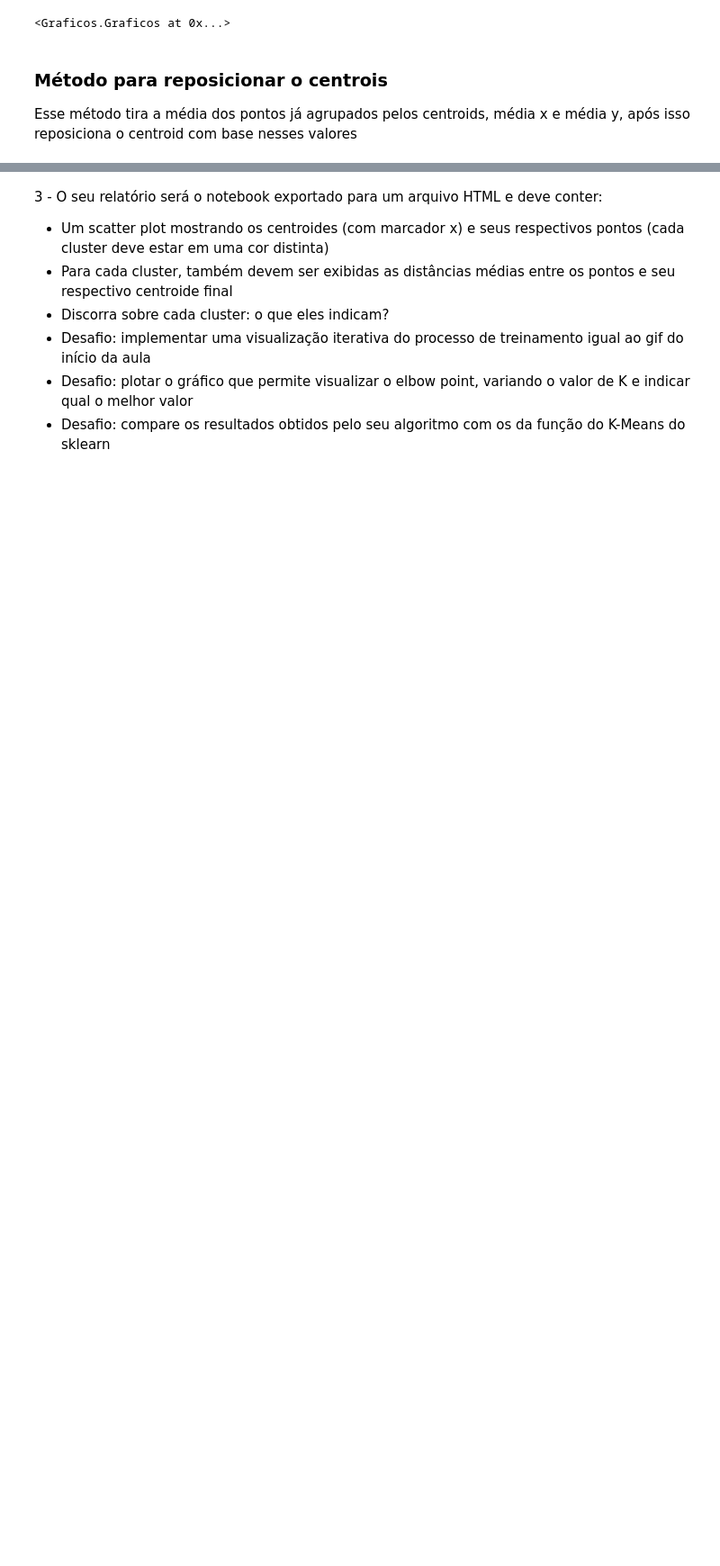
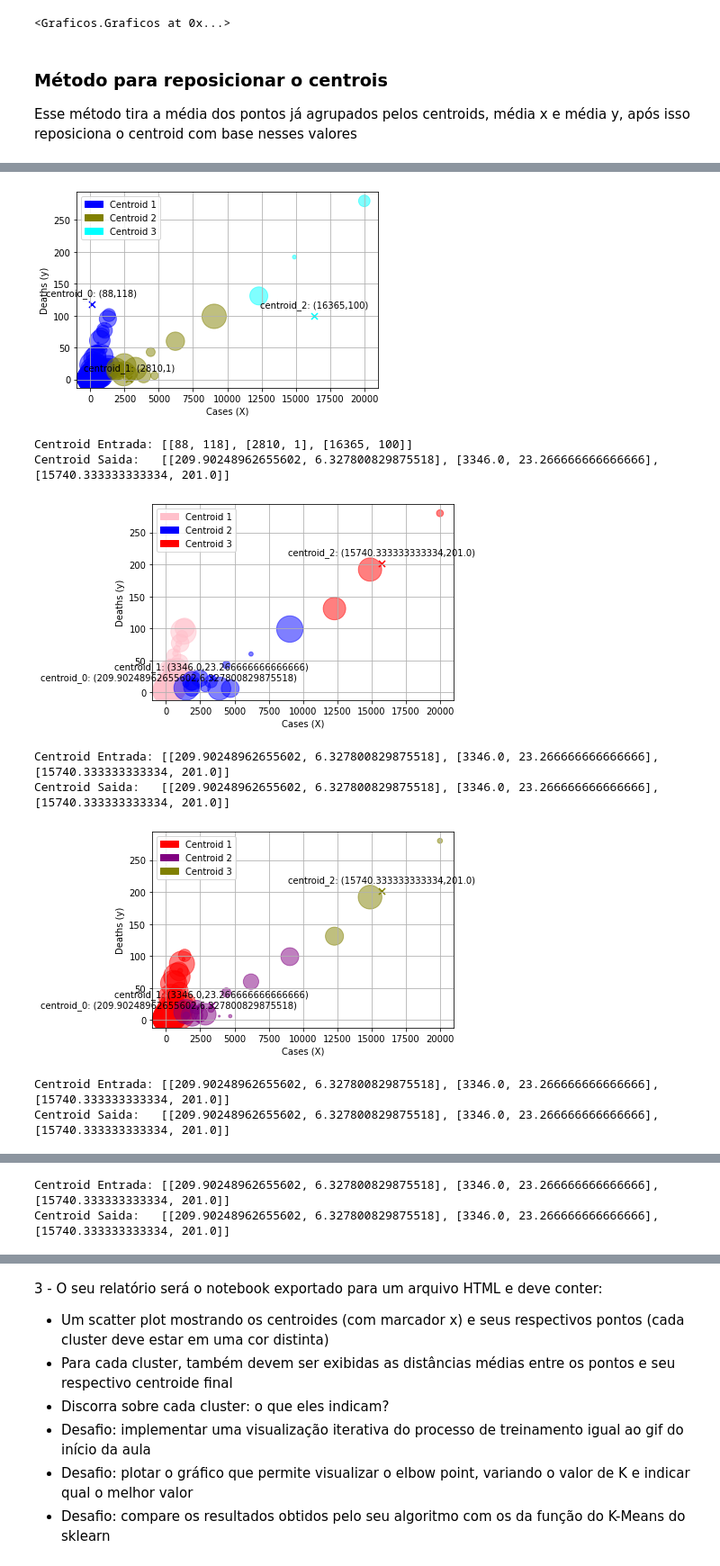
Before and after one commit to alanpadua/AprendizadoNaoSupervisionado_trab01, a Jupyter notebook: main.ipynb, the cells around one changed output, grey strips where cells are left out. Shown at 90% size. Saved outputs shown, nothing was run; the diff lists cells and outputs as text; code cells hidden in the pictures; blank space fills up the shorter version.

```diff
--- a/main.ipynb
+++ b/main.ipynb
@@ -235,0 +235,12 @@ Centroid Saida:   [[287, 7], [10675, 115], [17458, 236]]
+# %%
+kmeansCalculo.recalcular_centroids(centroids, matriz, graficos)
+# %% [output]
+[figure, added]
+Centroid Entrada: [[88, 118], [2810, 1], [16365, 100]]
+Centroid Saida:   [[209.90248962655602, 6.327800829875518], [3346.0, 23.266666666666666], [15740.333333333334, 201.0]]
+[figure, added]
+Centroid Entrada: [[209.90248962655602, 6.327800829875518], [3346.0, 23.266666666666666], [15740.333333333334, 201.0]]
+Centroid Saida:   [[209.90248962655602, 6.327800829875518], [3346.0, 23.266666666666666], [15740.333333333334, 201.0]]
+[figure, added]
+Centroid Entrada: [[209.90248962655602, 6.327800829875518], [3346.0, 23.266666666666666], [15740.333333333334, 201.0]]
+Centroid Saida:   [[209.90248962655602, 6.327800829875518], [3346.0, 23.266666666666666], [15740.333333333334, 201.0]]
@@ -235,0 +248,2 @@ Centroid Saida:   [[287, 7], [10675, 115], [17458, 236]]
+Centroid Entrada: [[209.90248962655602, 6.327800829875518], [3346.0, 23.266666666666666], [15740.333333333334, 201.0]]
+Centroid Saida:   [[209.90248962655602, 6.327800829875518], [3346.0, 23.266666666666666], [15740.333333333334, 201.0]]
```
Also changed, not shown: parts of 12 cells of this notebook, 2 other files.
